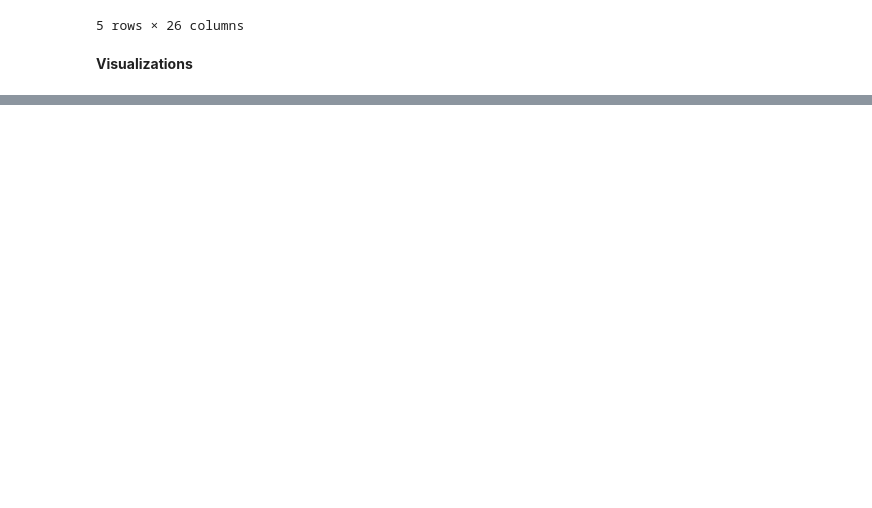
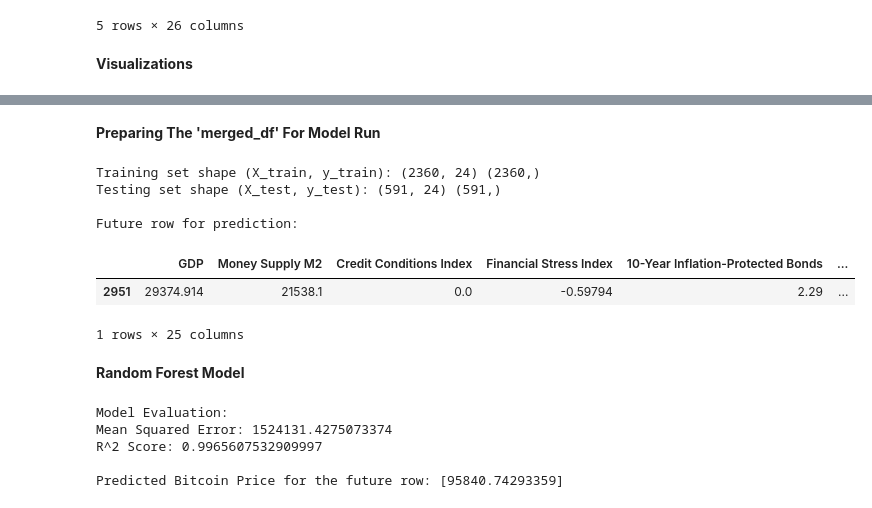
Before and after one commit to AdirGelkop/Bitcoin, a Jupyter notebook: New_Bitcoin_ML_Prediction_Flow_v2.ipynb, the cells around one changed output, grey strips where cells are left out. Saved outputs shown, nothing was run; the diff lists cells and outputs as text; code cells hidden in the pictures; blank space fills up the shorter version.

```diff
--- a/New_Bitcoin_ML_Prediction_Flow_v2.ipynb
+++ b/New_Bitcoin_ML_Prediction_Flow_v2.ipynb
@@ -397,3 +402,62 @@ MicroStrategy_Returns                0.008918
 Marathon Digital Holdings_Returns    0.008891
 U.S. Dollar Index_Returns            0.000574
 Name: Bitcoin_Price, dtype: float64
+# %% [markdown]
+**Preparing The 'merged_df' For Model Run**
+# %%
+# Shift Bitcoin_Price column upwards by one row to predict next day's price
+merged_df['Bitcoin_Price'] = merged_df['Bitcoin_Price'].shift(-1)
+
+# Drop the Date column as it is not a feature
+merged_df = merged_df.drop(columns=['Date'], errors='ignore')
+
+# Separate the last row for future prediction
+future_row = merged_df.iloc[[-1]]
+merged_df = merged_df.iloc[:-1]
+
+# Split the data into features (X) and prediction target (y)
+X = merged_df.drop(columns=['Bitcoin_Price'])  # Features
+y = merged_df['Bitcoin_Price']                # Target variable
+
+# Split the data into training and testing sets (80% train, 20% test)
+X_train, X_test, y_train, y_test = train_test_split(X, y, test_size=0.2, random_state=42)
+
+# Display the shapes of the resulting datasets for verification
+print("Training set shape (X_train, y_train):", X_train.shape, y_train.shape)
+print("Testing set shape (X_test, y_test):", X_test.shape, y_test.shape)
+
+# Display the future row for prediction verification
+print("\nFuture row for prediction:")
+future_row
+# %% [output]
+Training set shape (X_train, y_train): (2360, 24) (2360,)
+Testing set shape (X_test, y_test): (591, 24) (591,)
+
+Future row for prediction:
+|  | GDP | Money Supply M2 | Credit Conditions Index | Financial Stress Index | 10-Year Inflation-Protected Bonds | ... |
+| 2951 | 29374.914 | 21538.1 | 0.0 | -0.59794 | 2.29 | ... |
+1 rows × 25 columns
+# %% [markdown]
+**Random Forest Model**
+# %%
+# Configure and run the Random Forest model
+rf_model = RandomForestRegressor(n_estimators=100, random_state=42)  # Configure the model
+
+# Train the model on the training set
+rf_model.fit(X_train, y_train)
+
+# Evaluate the model on the testing set
+y_pred = rf_model.predict(X_test)
+print("\nModel Evaluation:")
+print("Mean Squared Error:", mean_squared_error(y_test, y_pred))
+print("R^2 Score:", r2_score(y_test, y_pred))
+
+# Predict the Bitcoin price for the future row
+future_prediction = rf_model.predict(future_row.drop(columns=['Bitcoin_Price'], errors='ignore'))
+print("\nPredicted Bitcoin Price for the future row:", future_prediction)
+# %% [output]
+Model Evaluation:
+Mean Squared Error: 1524131.4275073374
+R^2 Score: 0.9965607532909997
+
+Predicted Bitcoin Price for the future row: [95840.74293359]
```
Also changed, not shown: parts of 3 cells of this notebook.
